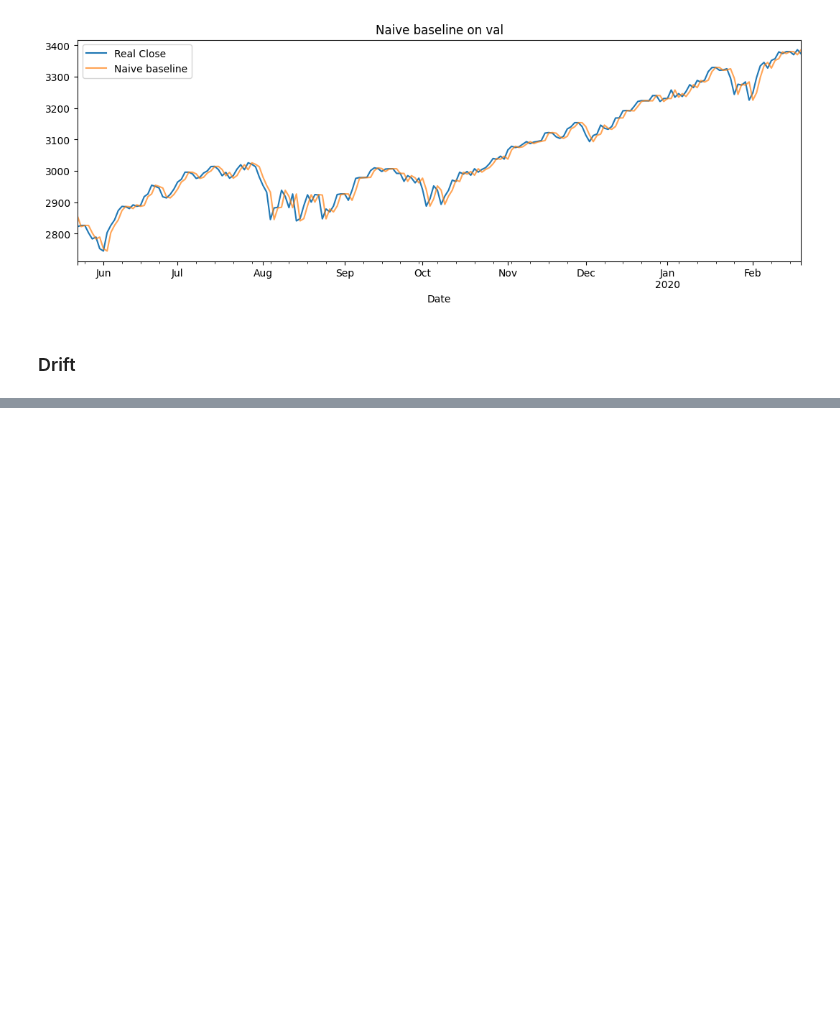
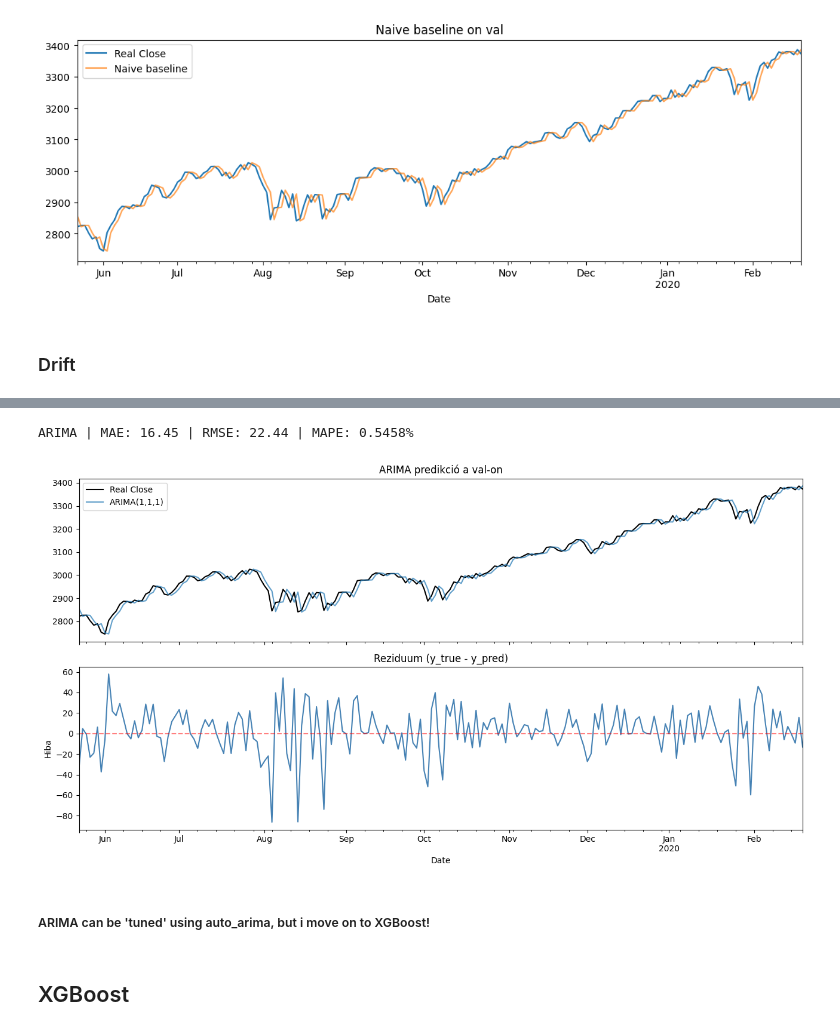
Before and after one commit to Handras18/Time-Series-Forecasting, a Jupyter notebook: 03_modeling.ipynb, the cells around one changed output, grey strips where cells are left out. Drawn from its saved outputs; the diff is of its cells as text; code cells hidden in the pictures; blank space fills up the shorter version.

```diff
--- a/03_modeling.ipynb
+++ b/03_modeling.ipynb
@@ -92,0 +125,20 @@ plt.show()
+# %%
+history = list(train[target].values)
+predictions = []
+for i in range(len(val)):
+    model = ARIMA(history, order=(1, 1, 1))
+    model_fit = model.fit()
+    yhat = model_fit.forecast(steps=1)[0]
+    predictions.append(yhat)
+    actual=val[target].iloc[i]
+    history.append(actual)
+
+y_pred_arima = pd.Series(predictions, index=val.index)
+y_true = val[target]
+# %%
+mae  = mean_absolute_error(y_true, y_pred_arima)
+rmse = root_mean_squared_error(y_true, y_pred_arima)
+mape = mean_absolute_percentage_error(y_true, y_pred_arima)
+print(f"ARIMA | MAE: {mae:.2f} | RMSE: {rmse:.2f} | MAPE: {mape:.4%}")
+# %% [output]
+ARIMA | MAE: 16.45 | RMSE: 22.44 | MAPE: 0.5458%
@@ -92,0 +147,22 @@ plt.show()
+# %%
+fig, axes = plt.subplots(2, 1, figsize=(13, 7), sharex=True)
+
+y_true.plot(ax=axes[0], label='Real Close', color='black')
+y_pred_arima.plot(ax=axes[0], label='ARIMA(1,1,1)', alpha=0.7)
+axes[0].set_title('ARIMA predikció a val-on')
+axes[0].legend()
+
+residuals = y_true - y_pred_arima
+residuals.plot(ax=axes[1], color='steelblue')
+axes[1].axhline(0, color='red', linestyle='--', alpha=0.5)
+axes[1].set_title('Reziduum (y_true - y_pred)')
+axes[1].set_ylabel('Hiba')
+
+plt.tight_layout()
+plt.show()
+# %% [output]
+[figure, added]
+# %% [markdown]
+##### ARIMA can be 'tuned' using auto_arima, but i move on to XGBoost!
+# %% [markdown]
+## XGBoost
```
Also changed, not shown: parts of 12 cells of this notebook, 2 other files.
